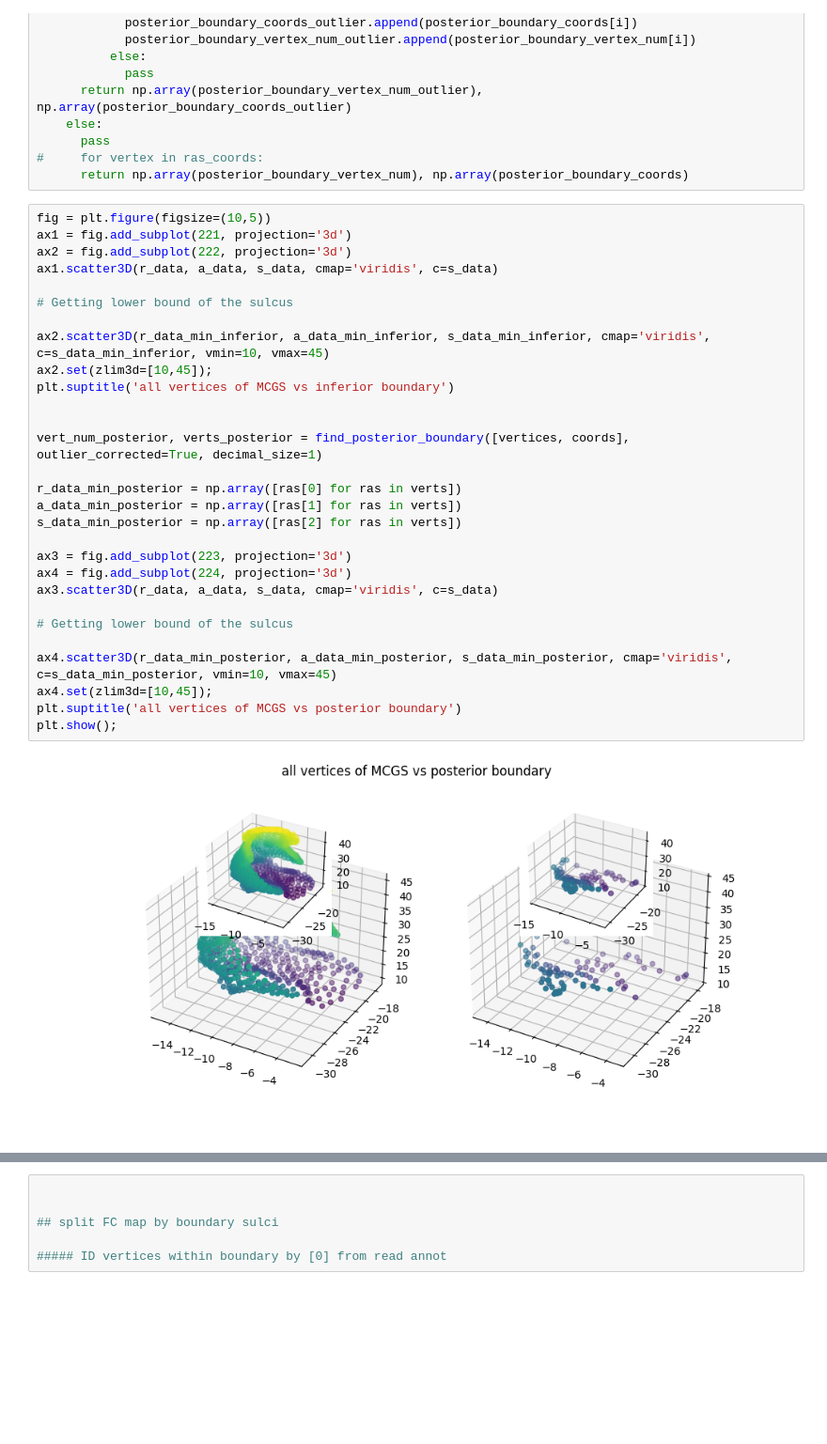
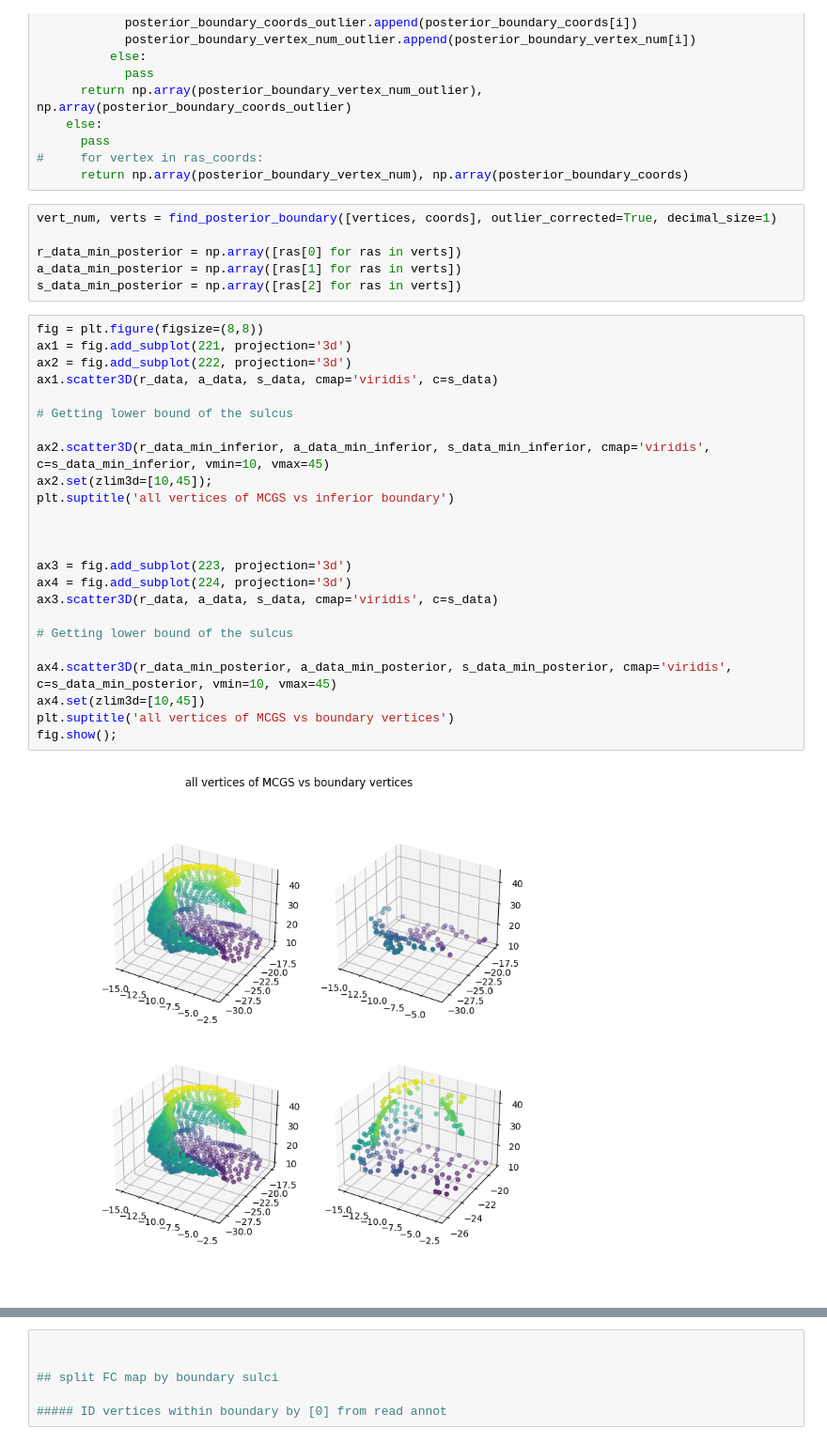
Before and after one commit to b-parker/CNL_scalpel, a Jupyter notebook: scripts/CNL_scalpel_scratch.ipynb, the cells around one changed output, grey strips where cells are left out. Shown at 94% size. Cells and saved outputs as stored; diff of their text form; blank space fills up the shorter version.

```diff
--- a/scripts/CNL_scalpel_scratch.ipynb
+++ b/scripts/CNL_scalpel_scratch.ipynb
@@ -236,34 +317,35 @@ def find_posterior_boundary(read_label, outlier_corrected=True, decimal_size=1,
       pass
 #     for vertex in ras_coords:
       return np.array(posterior_boundary_vertex_num), np.array(posterior_boundary_coords)
+# %%
+vert_num, verts = find_posterior_boundary([vertices, coords], outlier_corrected=True, decimal_size=1)
+
+r_data_min_posterior = np.array([ras[0] for ras in verts])
+a_data_min_posterior = np.array([ras[1] for ras in verts])
+s_data_min_posterior = np.array([ras[2] for ras in verts])
 # %%
-fig = plt.figure(figsize=(10,5))
+fig = plt.figure(figsize=(8,8))
 ax1 = fig.add_subplot(221, projection='3d')
 ax2 = fig.add_subplot(222, projection='3d')
 ax1.scatter3D(r_data, a_data, s_data, cmap='viridis', c=s_data)
 
 # Getting lower bound of the sulcus
 
 ax2.scatter3D(r_data_min_inferior, a_data_min_inferior, s_data_min_inferior, cmap='viridis', c=s_data_min_inferior, vmin=10, vmax=45)
 ax2.set(zlim3d=[10,45]);
 plt.suptitle('all vertices of MCGS vs inferior boundary')
 
 
-vert_num_posterior, verts_posterior = find_posterior_boundary([vertices, coords], outlier_corrected=True, decimal_size=1)
-
-r_data_min_posterior = np.array([ras[0] for ras in verts])
-a_data_min_posterior = np.array([ras[1] for ras in verts])
-s_data_min_posterior = np.array([ras[2] for ras in verts])
 
 ax3 = fig.add_subplot(223, projection='3d')
 ax4 = fig.add_subplot(224, projection='3d')
 ax3.scatter3D(r_data, a_data, s_data, cmap='viridis', c=s_data)
 
 # Getting lower bound of the sulcus
 
 ax4.scatter3D(r_data_min_posterior, a_data_min_posterior, s_data_min_posterior, cmap='viridis', c=s_data_min_posterior, vmin=10, vmax=45)
-ax4.set(zlim3d=[10,45]);
-plt.suptitle('all vertices of MCGS vs posterior boundary')
-plt.show();
+ax4.set(zlim3d=[10,45])
+plt.suptitle('all vertices of MCGS vs boundary vertices')
+fig.show();
 # %% [output]
-[figure, old version]
+[figure, new version]
```
Also changed, not shown: parts of 12 cells of this notebook, 3 other files.
